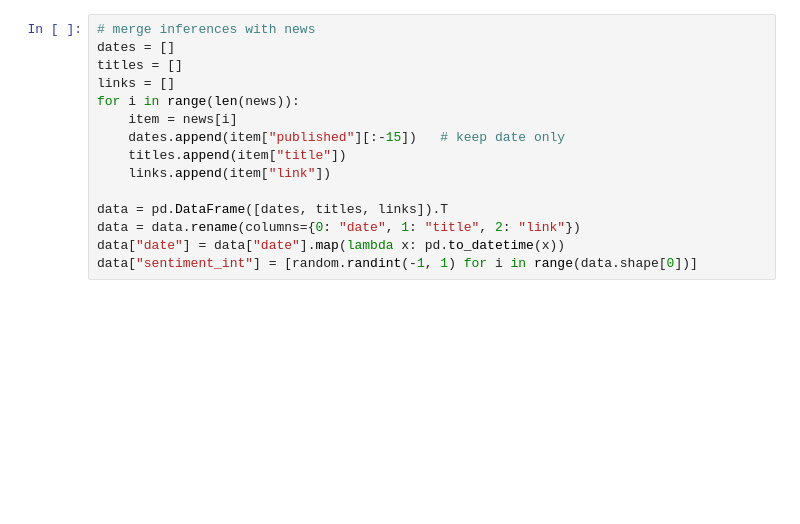
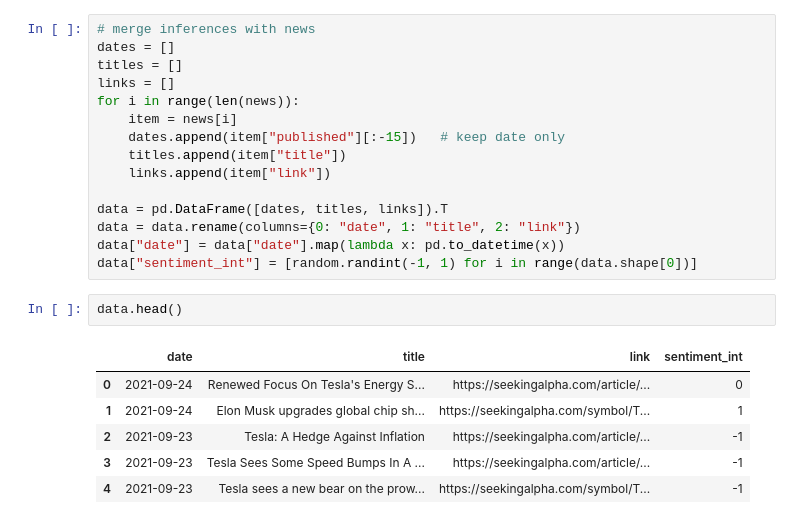
Before and after one commit to bergr7/financial_sentiment_app, a Jupyter notebook: src/notebook/prices.ipynb, the cells around one changed output. Saved outputs shown, nothing was run; the diff lists cells and outputs as text; blank space fills up the shorter version.

```diff
--- a/src/notebook/prices.ipynb
+++ b/src/notebook/prices.ipynb
@@ -97,4 +106,13 @@ data = pd.DataFrame([dates, titles, links]).T
 data = data.rename(columns={0: "date", 1: "title", 2: "link"})
 data["date"] = data["date"].map(lambda x: pd.to_datetime(x))
 data["sentiment_int"] = [random.randint(-1, 1) for i in range(data.shape[0])]
+# %%
+data.head()
+# %% [output]
+|  | date | title | link | sentiment_int |
+| 0 | 2021-09-24 | Renewed Focus On Tesla's Energy S... | https://seekingalpha.com/article/... | 0 |
+| 1 | 2021-09-24 | Elon Musk upgrades global chip sh... | https://seekingalpha.com/symbol/T... | 1 |
+| 2 | 2021-09-23 | Tesla: A Hedge Against Inflation | https://seekingalpha.com/article/... | -1 |
+| 3 | 2021-09-23 | Tesla Sees Some Speed Bumps In A ... | https://seekingalpha.com/article/... | -1 |
+| 4 | 2021-09-23 | Tesla sees a new bear on the prow... | https://seekingalpha.com/symbol/T... | -1 |
 # %%
```
Also changed, not shown: parts of 9 cells of this notebook.
